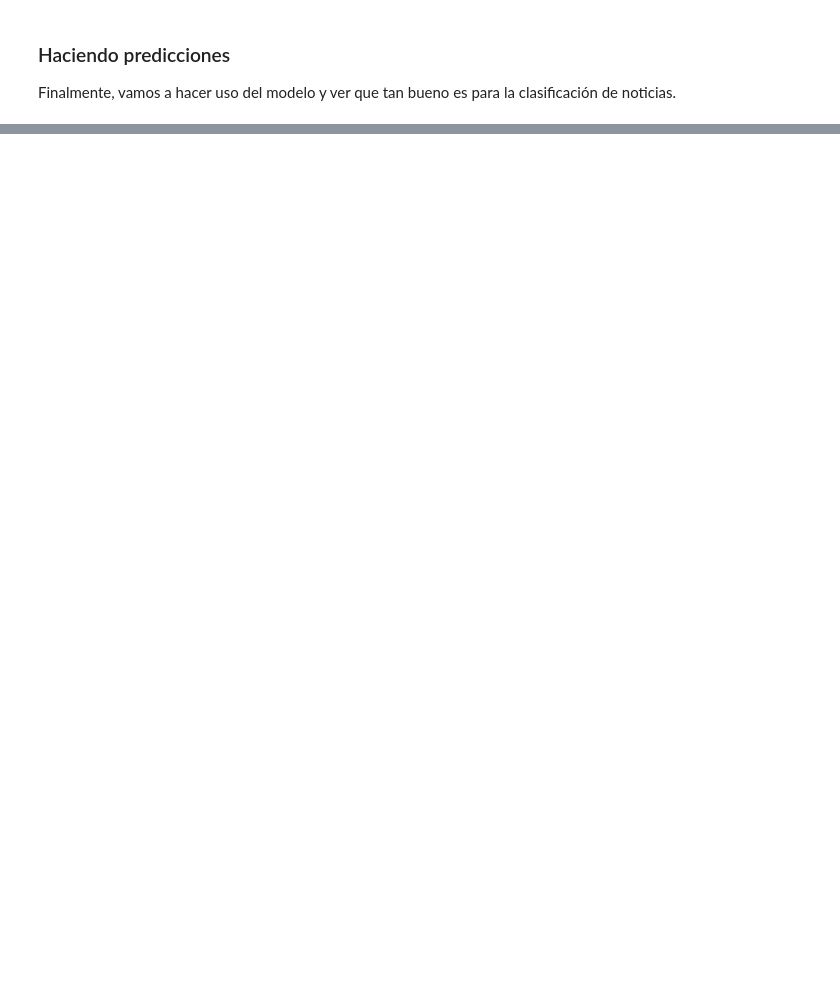
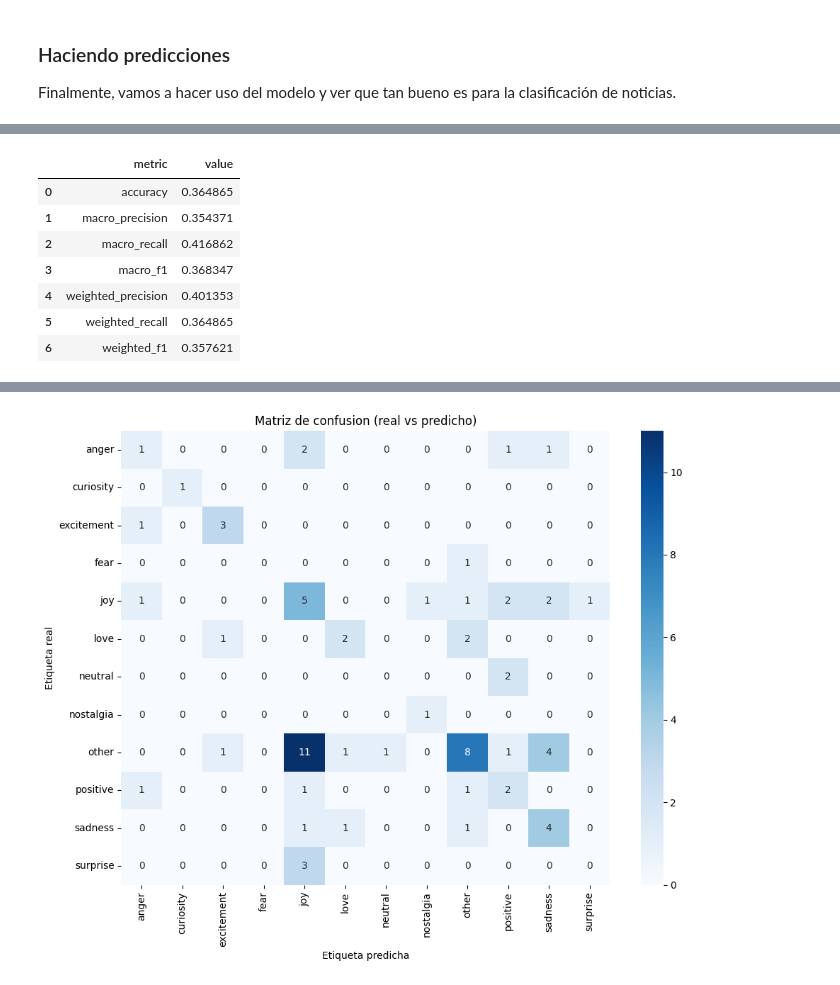
Before and after one commit to ajapontes/icesi-nlp, a Jupyter notebook: Entregables/Entregable/Sesion 2/Work 2.ipynb, the cells around one changed output, grey strips where cells are left out. Saved outputs shown, nothing was run; the diff lists cells and outputs as text; code cells hidden in the pictures; blank space fills up the shorter version.

```diff
--- a/Entregables/Entregable/Sesion 2/Work 2.ipynb
+++ b/Entregables/Entregable/Sesion 2/Work 2.ipynb
@@ -82,13 +191,13 @@ def simple_tokenizer(text):
     text = re.sub(r"[^a-z]+", " ", text)
     return text.strip().split()
 
-# Construimos el vocabulario a partir de conjunto de datos.
+# Construimos el vocabulario a partir del conjunto de datos.
 token_counts = Counter()
 for row in dataset:
     token_counts.update(simple_tokenizer(row["Text"]))
 
 # 10k-2 porque el dataset es pequeño
-top_n_tokens = list(token_counts.keys())[:10000-2]
+top_n_tokens = [tok for tok, _ in token_counts.most_common(10000 - 2)]
 vocab = {"[PAD]": 0, "[UNK]": 1}
 for token in top_n_tokens:
     vocab[token] = len(vocab)
@@ -162,7 +271,7 @@ Ahora instanciaremos el dataset entero. Para este experimento, definiremos un ta
 # %% [markdown]
 Y luego, procedemos a hacer el train-val-test split y crear los dataloaders.
 # %%
-max_len = 64
+max_len = 128
 sentiment_dataset = SentimentDataset(tokenize_text, dataset, seq_length=max_len)
 assert len(sentiment_dataset) == len(dataset)
 # %% [markdown]
@@ -278,0 +613,68 @@ df_eval.head(15)
+# %%
+from sklearn.metrics import classification_report, confusion_matrix, precision_recall_fscore_support, accuracy_score
+import seaborn as sns
+import matplotlib.pyplot as plt
+
+# Aseguramos alineacion entre etiquetas reales y predichas en el set de prueba
+y_true = [dataset[i]['Sentiment'] for i in test_indices]
+y_pred = df_eval['predicción'].tolist()
+labels_order = sorted(sentiment_dataset.class_2_id_map.keys())
+
+# Metricas globales
+acc = accuracy_score(y_true, y_pred)
+macro_p, macro_r, macro_f1, _ = precision_recall_fscore_support(
+    y_true, y_pred, average='macro', zero_division=0
+)
+weighted_p, weighted_r, weighted_f1, _ = precision_recall_fscore_support(
+    y_true, y_pred, average='weighted', zero_division=0
+)
+
+summary_metrics = pd.DataFrame({
+    'metric': ['accuracy', 'macro_precision', 'macro_recall', 'macro_f1', 'weighted_precision', 'weighted_recall', 'weighted_f1'],
+    'value': [acc, macro_p, macro_r, macro_f1, weighted_p, weighted_r, weighted_f1]
+})
+display(summary_metrics)
+
+# Reporte por clase
+report_dict = classification_report(
+    y_true, y_pred, labels=labels_order, output_dict=True, zero_division=0
+)
+report_df = pd.DataFrame(report_dict).T
+display(report_df)
+
+# Matriz de confusion
+cm = confusion_matrix(y_true, y_pred, labels=labels_order)
+cm_df = pd.DataFrame(cm, index=labels_order, columns=labels_order)
+
+plt.figure(figsize=(10, 8))
+sns.heatmap(cm_df, annot=True, fmt='d', cmap='Blues')
+plt.title('Matriz de confusion (real vs predicho)')
+plt.ylabel('Etiqueta real')
+plt.xlabel('Etiqueta predicha')
+plt.tight_layout()
+plt.show()
+
+# Errores mas frecuentes entre pares de clases
+cm_no_diag = cm.copy()
+np.fill_diagonal(cm_no_diag, 0)
+error_pairs = []
+for i, real_label in enumerate(labels_order):
+    for j, pred_label in enumerate(labels_order):
+        if cm_no_diag[i, j] > 0:
+            error_pairs.append({
+                'real': real_label,
+                'predicha': pred_label,
+                'conteo': int(cm_no_diag[i, j])
+            })
+
+error_pairs_df = pd.DataFrame(error_pairs).sort_values('conteo', ascending=False)
+display(error_pairs_df.head(15))
+# %% [output]
+|  | metric | value |
+| 0 | accuracy | 0.364865 |
+| 1 | macro_precision | 0.354371 |
+| 2 | macro_recall | 0.416862 |
+| 3 | macro_f1 | 0.368347 |
+| 4 | weighted_precision | 0.401353 |
+| 5 | weighted_recall | 0.364865 |
+| 6 | weighted_f1 | 0.357621 |
@@ -278,0 +697 @@ df_eval.head(15)
+[figure, added]
```
Also changed, not shown: parts of 24 cells of this notebook, 7 other files.
